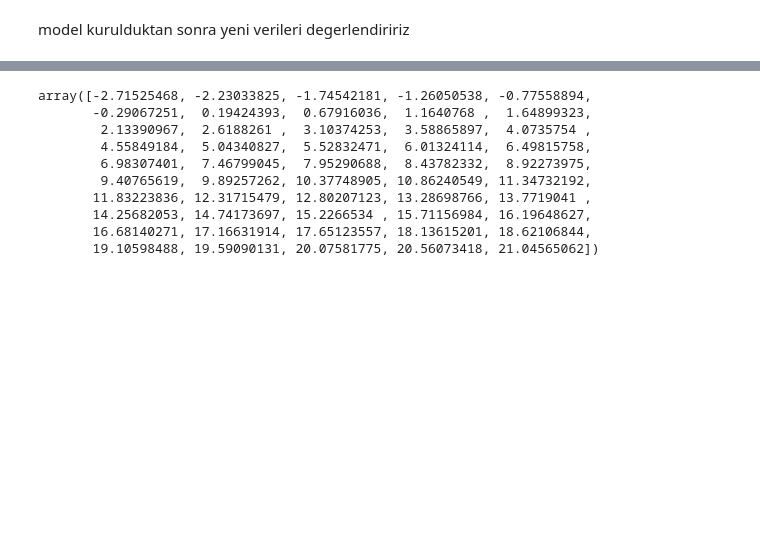
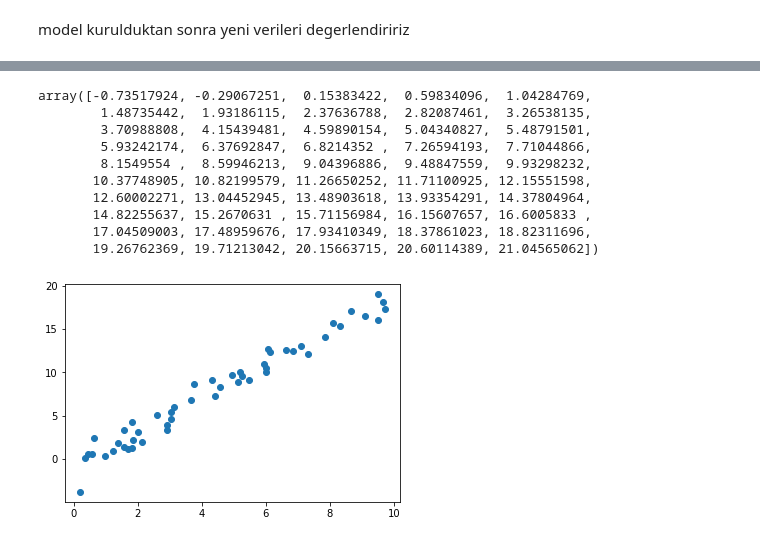
Before and after one commit to veyselaytekin1/Machine_Learning, a Jupyter notebook: ML_projects/sklearn_library_introduction/LinearRegression_and_GaussianNB_models.ipynb, the cells around one changed output, grey strips where cells are left out. Drawn from its saved outputs; the diff is of its cells as text; code cells hidden in the pictures; blank space fills up the shorter version.

```diff
--- a/ML_projects/sklearn_library_introduction/LinearRegression_and_GaussianNB_models.ipynb
+++ b/ML_projects/sklearn_library_introduction/LinearRegression_and_GaussianNB_models.ipynb
@@ -216,19 +248,27 @@ array([[-1.        ],
 # %%
-y_fit = model.predict(X_fit)
+y_pred = model.predict(X_fit)
 
 #simdide modelin yukardaki degerlerini predict methodu ile tahmin edelim
-#y_fit'i ilk defa olusturuyorum
+#y_pred'i ilk defa olusturuyorum
 
 
-y_fit
+y_pred
 # %% [output]
-array([-2.71525468, -2.23033825, -1.74542181, -1.26050538, -0.77558894,
-       -0.29067251,  0.19424393,  0.67916036,  1.1640768 ,  1.64899323,
-        2.13390967,  2.6188261 ,  3.10374253,  3.58865897,  4.0735754 ,
-        4.55849184,  5.04340827,  5.52832471,  6.01324114,  6.49815758,
-        6.98307401,  7.46799045,  7.95290688,  8.43782332,  8.92273975,
-        9.40765619,  9.89257262, 10.37748905, 10.86240549, 11.34732192,
-       11.83223836, 12.31715479, 12.80207123, 13.28698766, 13.7719041 ,
-       14.25682053, 14.74173697, 15.2266534 , 15.71156984, 16.19648627,
-       16.68140271, 17.16631914, 17.65123557, 18.13615201, 18.62106844,
-       19.10598488, 19.59090131, 20.07581775, 20.56073418, 21.04565062])
+array([-0.73517924, -0.29067251,  0.15383422,  0.59834096,  1.04284769,
+        1.48735442,  1.93186115,  2.37636788,  2.82087461,  3.26538135,
+        3.70988808,  4.15439481,  4.59890154,  5.04340827,  5.48791501,
+        5.93242174,  6.37692847,  6.8214352 ,  7.26594193,  7.71044866,
+        8.1549554 ,  8.59946213,  9.04396886,  9.48847559,  9.93298232,
+       10.37748905, 10.82199579, 11.26650252, 11.71100925, 12.15551598,
+       12.60002271, 13.04452945, 13.48903618, 13.93354291, 14.37804964,
+       14.82255637, 15.2670631 , 15.71156984, 16.15607657, 16.6005833 ,
+       17.04509003, 17.48959676, 17.93410349, 18.37861023, 18.82311696,
+       19.26762369, 19.71213042, 20.15663715, 20.60114389, 21.04565062])
+# %%
+plt.scatter(x,y);
+
+#bu buldugumuz degerleri görsellestirelim
+#scatter grafigini cizdirelim sonra bu grafigin üstüne x_fit ve y_pred'in dogrusunu cizelim
+#bunu calistirinca veri setine göre regression grafigini ortaya cizdirmis olduk
+# %% [output]
+[figure, added]
```
Also changed, not shown: parts of 21 cells of this notebook.
